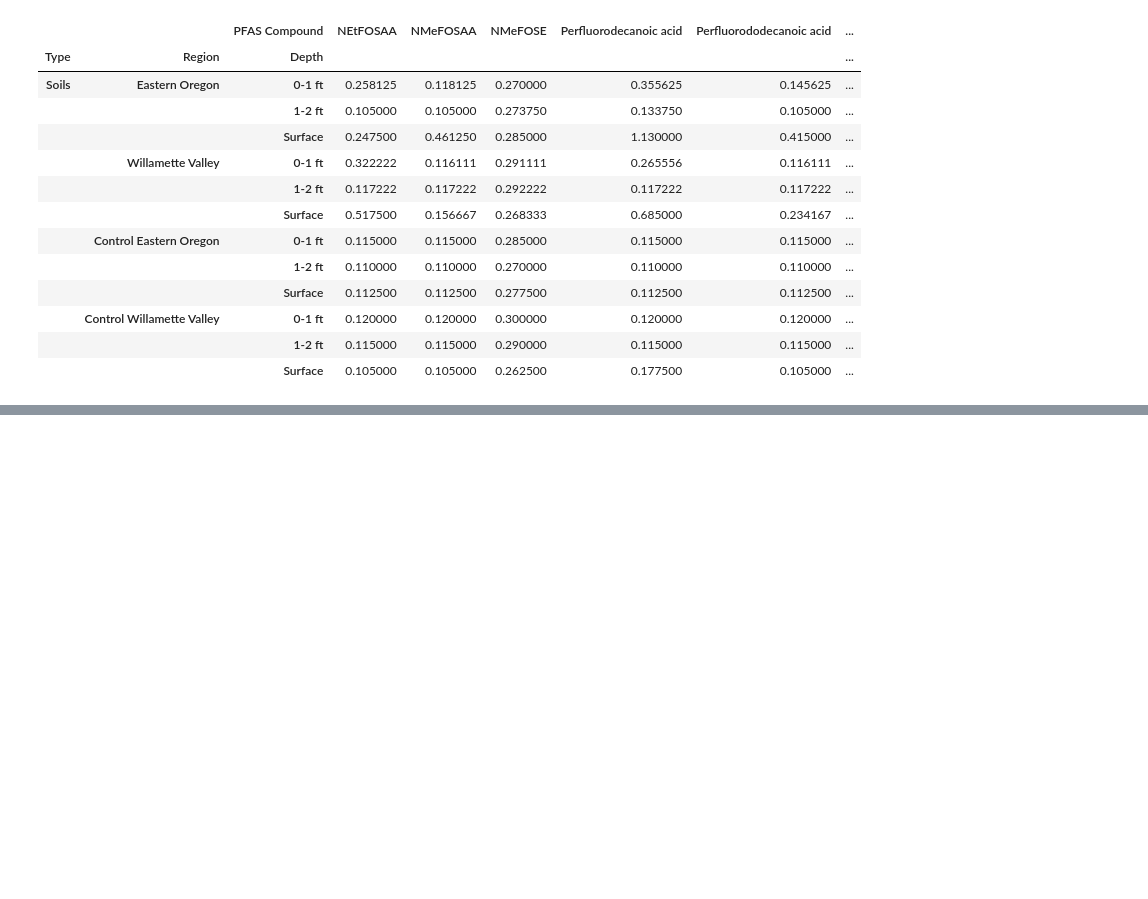
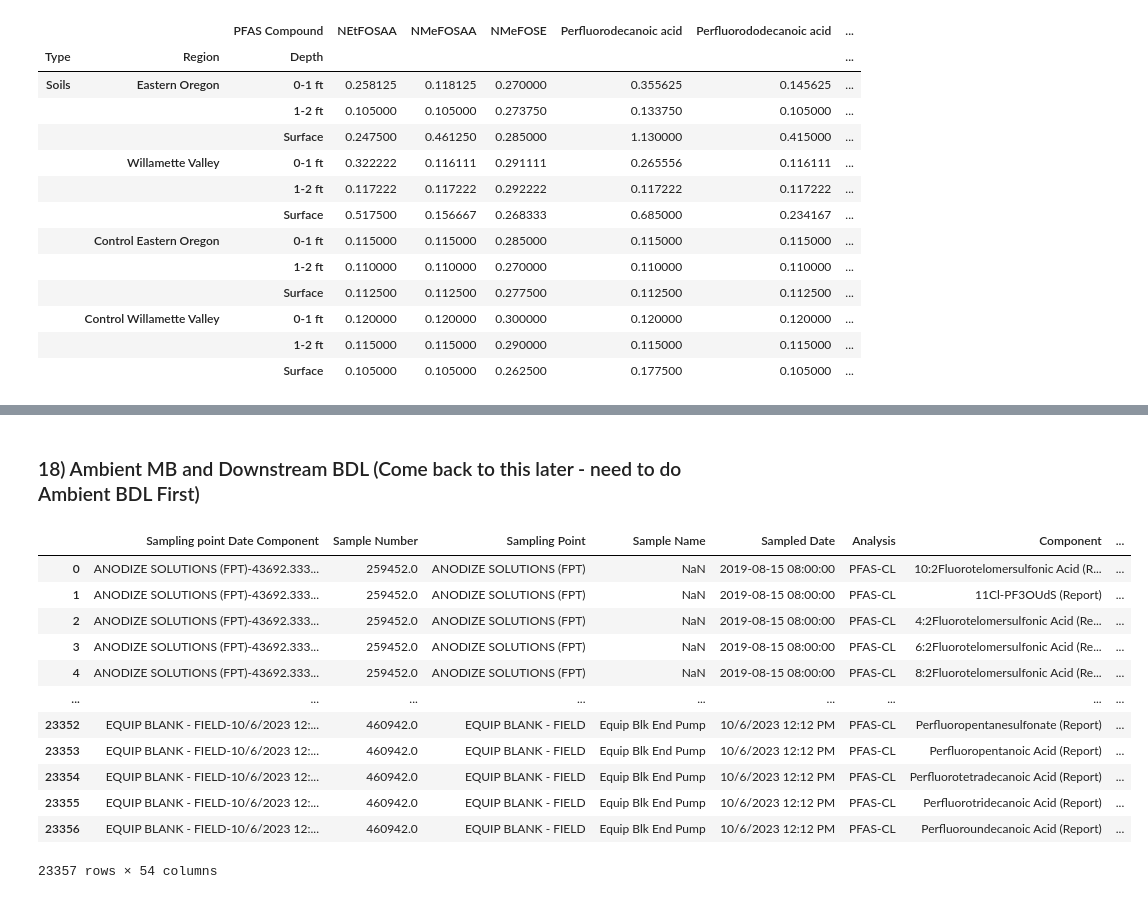
Before and after one commit to Clean-Water-Services/Jupyter-Notebooks, a Jupyter notebook: PFAS_Toolbox.ipynb, the cells around one changed output, grey strips where cells are left out. Drawn from its saved outputs; the diff is of its cells as text; code cells hidden in the pictures; blank space fills up the shorter version.

```diff
--- a/PFAS_Toolbox.ipynb
+++ b/PFAS_Toolbox.ipynb
@@ -3215,0 +3349,18 @@ avg_all_pivot.transpose()
+# %% [markdown]
+### 18) Ambient MB and Downstream BDL (Come back to this later - need to do Ambient BDL First)
+# %%
+data_df
+# %% [output]
+|  | Sampling point Date Component | Sample Number | Sampling Point | Sample Name | Sampled Date | Analysis | Component | ... |
+| 0 | ANODIZE SOLUTIONS (FPT)-43692.333... | 259452.0 | ANODIZE SOLUTIONS (FPT) | NaN | 2019-08-15 08:00:00 | PFAS-CL | 10:2Fluorotelomersulfonic Acid (R... | ... |
+| 1 | ANODIZE SOLUTIONS (FPT)-43692.333... | 259452.0 | ANODIZE SOLUTIONS (FPT) | NaN | 2019-08-15 08:00:00 | PFAS-CL | 11Cl-PF3OUdS (Report) | ... |
+| 2 | ANODIZE SOLUTIONS (FPT)-43692.333... | 259452.0 | ANODIZE SOLUTIONS (FPT) | NaN | 2019-08-15 08:00:00 | PFAS-CL | 4:2Fluorotelomersulfonic Acid (Re... | ... |
+| 3 | ANODIZE SOLUTIONS (FPT)-43692.333... | 259452.0 | ANODIZE SOLUTIONS (FPT) | NaN | 2019-08-15 08:00:00 | PFAS-CL | 6:2Fluorotelomersulfonic Acid (Re... | ... |
+| 4 | ANODIZE SOLUTIONS (FPT)-43692.333... | 259452.0 | ANODIZE SOLUTIONS (FPT) | NaN | 2019-08-15 08:00:00 | PFAS-CL | 8:2Fluorotelomersulfonic Acid (Re... | ... |
+| ... | ... | ... | ... | ... | ... | ... | ... | ... |
+| 23352 | EQUIP BLANK - FIELD-10/6/2023 12:... | 460942.0 | EQUIP BLANK - FIELD | Equip Blk End Pump | 10/6/2023 12:12 PM | PFAS-CL | Perfluoropentanesulfonate (Report) | ... |
+| 23353 | EQUIP BLANK - FIELD-10/6/2023 12:... | 460942.0 | EQUIP BLANK - FIELD | Equip Blk End Pump | 10/6/2023 12:12 PM | PFAS-CL | Perfluoropentanoic Acid (Report) | ... |
+| 23354 | EQUIP BLANK - FIELD-10/6/2023 12:... | 460942.0 | EQUIP BLANK - FIELD | Equip Blk End Pump | 10/6/2023 12:12 PM | PFAS-CL | Perfluorotetradecanoic Acid (Report) | ... |
+| 23355 | EQUIP BLANK - FIELD-10/6/2023 12:... | 460942.0 | EQUIP BLANK - FIELD | Equip Blk End Pump | 10/6/2023 12:12 PM | PFAS-CL | Perfluorotridecanoic Acid (Report) | ... |
+| 23356 | EQUIP BLANK - FIELD-10/6/2023 12:... | 460942.0 | EQUIP BLANK - FIELD | Equip Blk End Pump | 10/6/2023 12:12 PM | PFAS-CL | Perfluoroundecanoic Acid (Report) | ... |
+23357 rows × 54 columns
```
Also changed, not shown: parts of 15 cells of this notebook.
